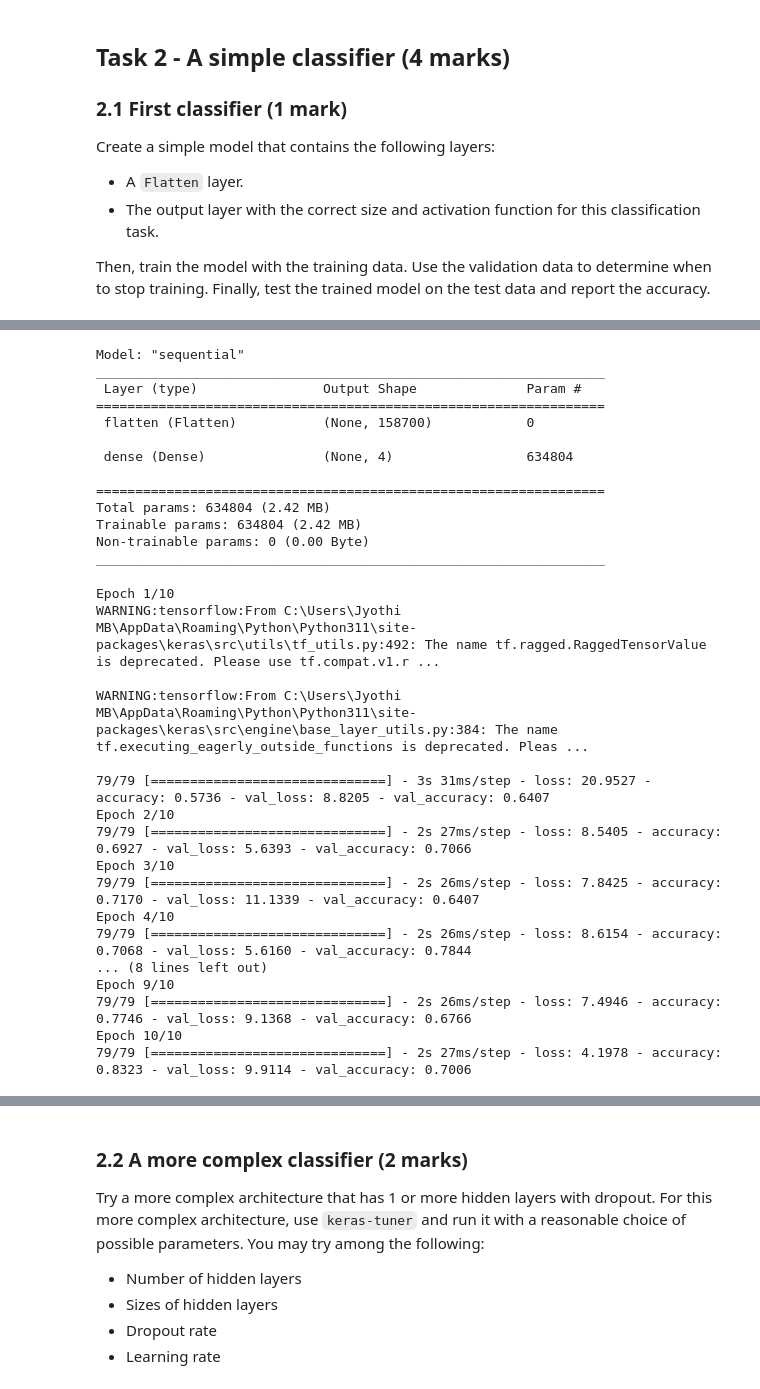
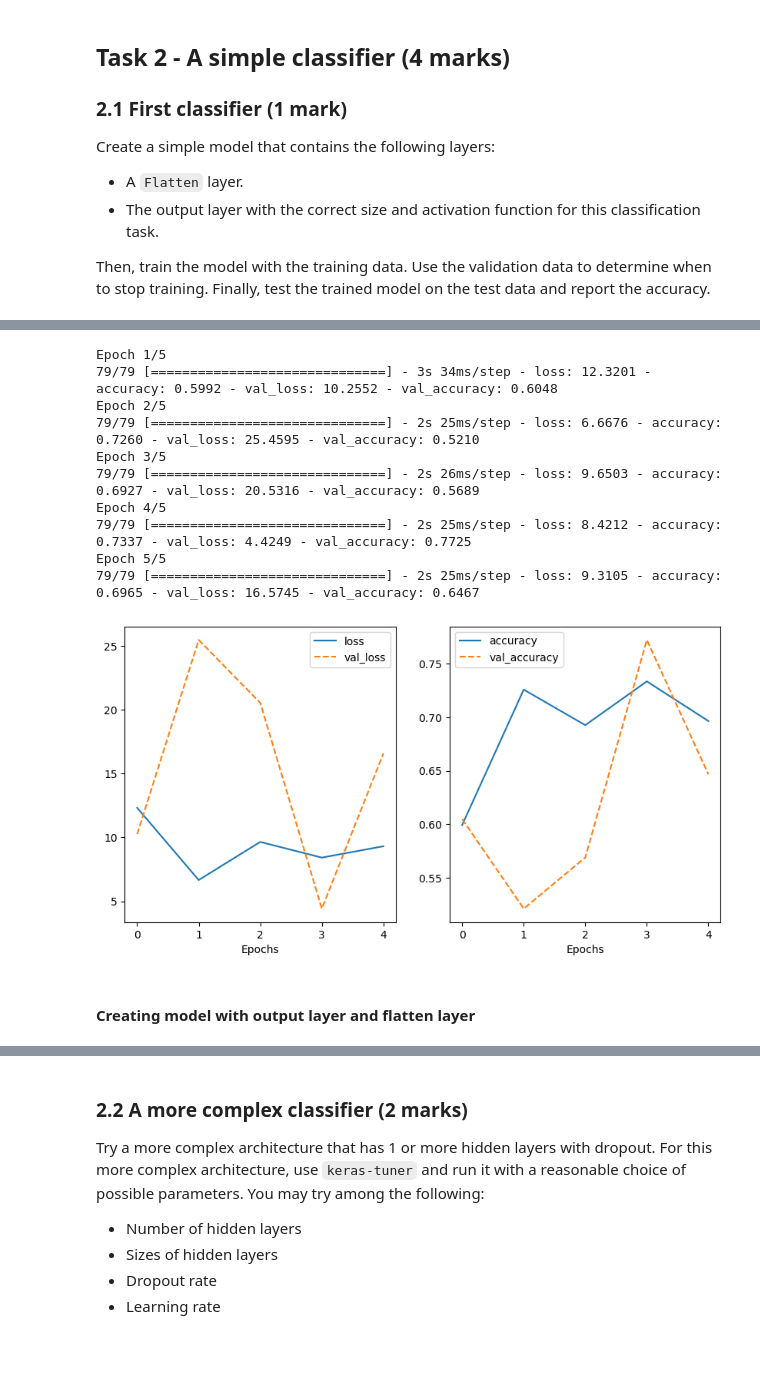
Before and after one commit to jyothimbyregowda/assigment22, a Jupyter notebook: A2 (2).ipynb, the cells around one changed output, grey strips where cells are left out. Cells and saved outputs as stored; diff of their text form; code cells hidden in the pictures; blank space fills up the shorter version.

```diff
--- a/A2 (2).ipynb
+++ b/A2 (2).ipynb
@@ -302,11 +300,6 @@ Then, train the model with the training data. Use the validation data to determi
 # %%
-#Model Creation with a flatten layer and an output layer
-model = keras.Sequential([
-              keras.layers.Flatten(input_shape=(IMG_HEIGHT, IMG_WIDTH, IMG_CHANNELS)),
-              keras.layers.Dense(len(CLASS_NAMES), activation='softmax')
-])
-#setting the model compiler
-model.compile(optimizer='adam',
-              loss='categorical_crossentropy',
-              metrics=['accuracy'])
+model = keras.Sequential([keras.layers.Flatten(input_shape=(IMG_HEIGHT, IMG_WIDTH, IMG_CHANNELS)),keras.layers.Dense(len(CLASS_NAMES),
+                                                                                                                     activation='softmax')])
+model.compile(optimizer='adam',loss='categorical_crossentropy',metrics=['accuracy'])
+model.summary()
 # %% [output]
@@ -316,38 +319,30 @@ WARNING:tensorflow:From C:\Users\Jyothi MB\AppData\Roaming\Python\Python311\site
-# %%
-#Summary method to understand the structure of model
-model.summary()
-# %% [output]
-Model: "sequential"
-_________________________________________________________________
- Layer (type)                Output Shape              Param #
-=================================================================
- flatten (Flatten)           (None, 158700)            0
-
- dense (Dense)               (None, 4)                 634804
-
-=================================================================
-Total params: 634804 (2.42 MB)
-Trainable params: 634804 (2.42 MB)
-Non-trainable params: 0 (0.00 Byte)
-_________________________________________________________________
 # %%
 #training the model with the training data.
-history = model.fit(train_dataset, validation_data=eval_dataset,epochs=10)
+history = model.fit(train_dataset, validation_data=eval_dataset,epochs=5)
 # %% [output]
-Epoch 1/10
-WARNING:tensorflow:From C:\Users\Jyothi MB\AppData\Roaming\Python\Python311\site-packages\keras\src\utils\tf_utils.py:492: The name tf.ragged.RaggedTensorValue is deprecated. Please use tf.compat.v1.r ...
-
-WARNING:tensorflow:From C:\Users\Jyothi MB\AppData\Roaming\Python\Python311\site-packages\keras\src\engine\base_layer_utils.py:384: The name tf.executing_eagerly_outside_functions is deprecated. Pleas ...
-
-79/79 [==============================] - 3s 31ms/step - loss: 20.9527 - accuracy: 0.5736 - val_loss: 8.8205 - val_accuracy: 0.6407
-Epoch 2/10
-79/79 [==============================] - 2s 27ms/step - loss: 8.5405 - accuracy: 0.6927 - val_loss: 5.6393 - val_accuracy: 0.7066
-Epoch 3/10
-79/79 [==============================] - 2s 26ms/step - loss: 7.8425 - accuracy: 0.7170 - val_loss: 11.1339 - val_accuracy: 0.6407
-Epoch 4/10
-79/79 [==============================] - 2s 26ms/step - loss: 8.6154 - accuracy: 0.7068 - val_loss: 5.6160 - val_accuracy: 0.7844
-... (8 lines left out)
-Epoch 9/10
-79/79 [==============================] - 2s 26ms/step - loss: 7.4946 - accuracy: 0.7746 - val_loss: 9.1368 - val_accuracy: 0.6766
-Epoch 10/10
-79/79 [==============================] - 2s 27ms/step - loss: 4.1978 - accuracy: 0.8323 - val_loss: 9.9114 - val_accuracy: 0.7006
+Epoch 1/5
+79/79 [==============================] - 3s 34ms/step - loss: 12.3201 - accuracy: 0.5992 - val_loss: 10.2552 - val_accuracy: 0.6048
+Epoch 2/5
+79/79 [==============================] - 2s 25ms/step - loss: 6.6676 - accuracy: 0.7260 - val_loss: 25.4595 - val_accuracy: 0.5210
+Epoch 3/5
+79/79 [==============================] - 2s 26ms/step - loss: 9.6503 - accuracy: 0.6927 - val_loss: 20.5316 - val_accuracy: 0.5689
+Epoch 4/5
+79/79 [==============================] - 2s 25ms/step - loss: 8.4212 - accuracy: 0.7337 - val_loss: 4.4249 - val_accuracy: 0.7725
+Epoch 5/5
+79/79 [==============================] - 2s 25ms/step - loss: 9.3105 - accuracy: 0.6965 - val_loss: 16.5745 - val_accuracy: 0.6467
+# %%
+import matplotlib
+matplotlib.rcParams.update({'font.size': 10})
+def training_plot(metrics, history):
+    f, ax = plt.subplots(1, len(metrics), figsize=(10,5))
+    for idx, metric in enumerate(metrics):
+        ax[idx].plot(history.history[metric])
+        ax[idx].set_xlabel("Epochs")
+        ax[idx].plot(history.history['val_' + metric], ls='dashed');
+        ax[idx].legend([metric, 'val_' + metric], fontsize=10)
+
+training_plot(['loss', 'accuracy'], history);
+# %% [output]
+[figure, added]
+# %% [markdown]
+#### Creating model with output layer and flatten layer
```
Also changed, not shown: parts of 7 cells of this notebook.
